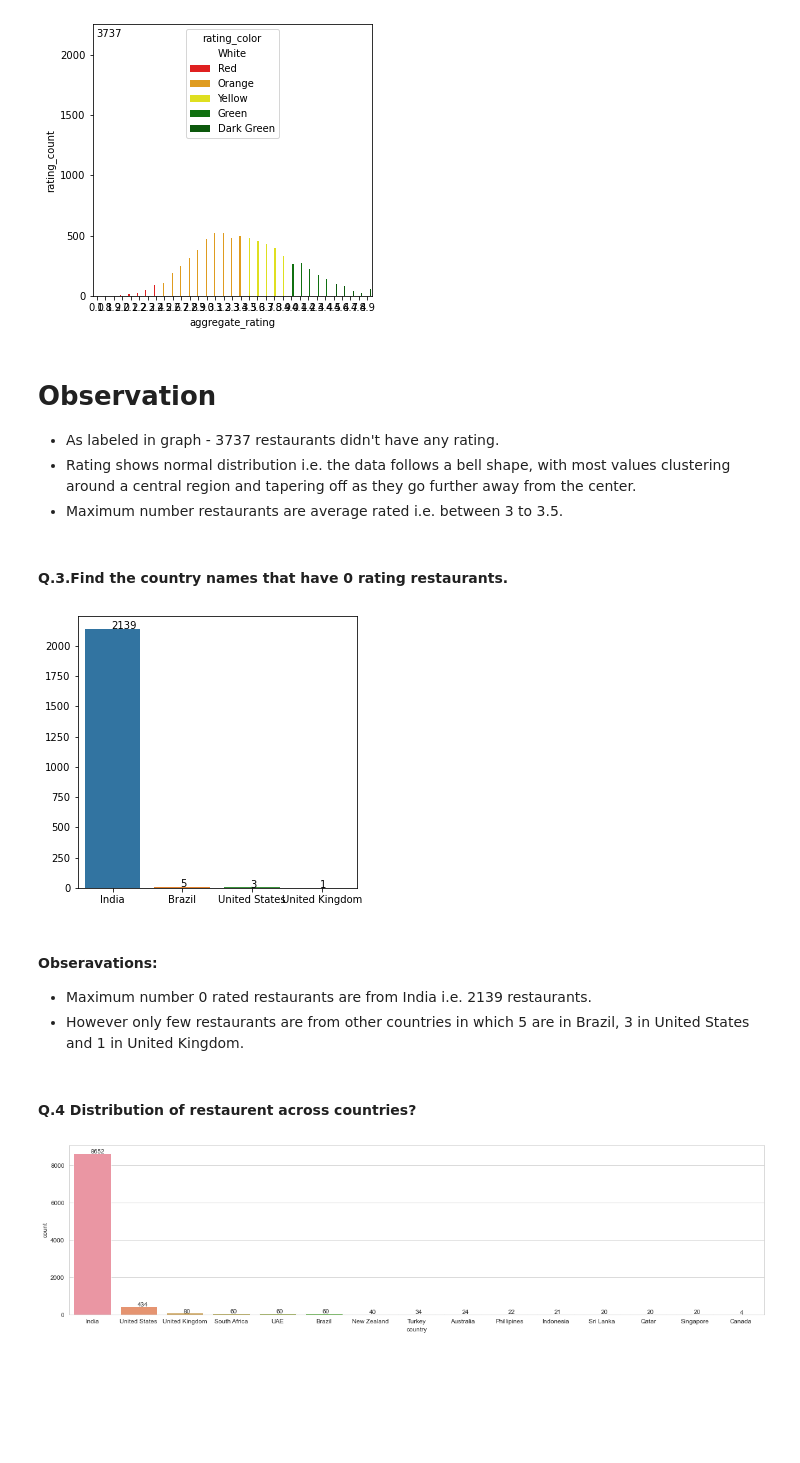
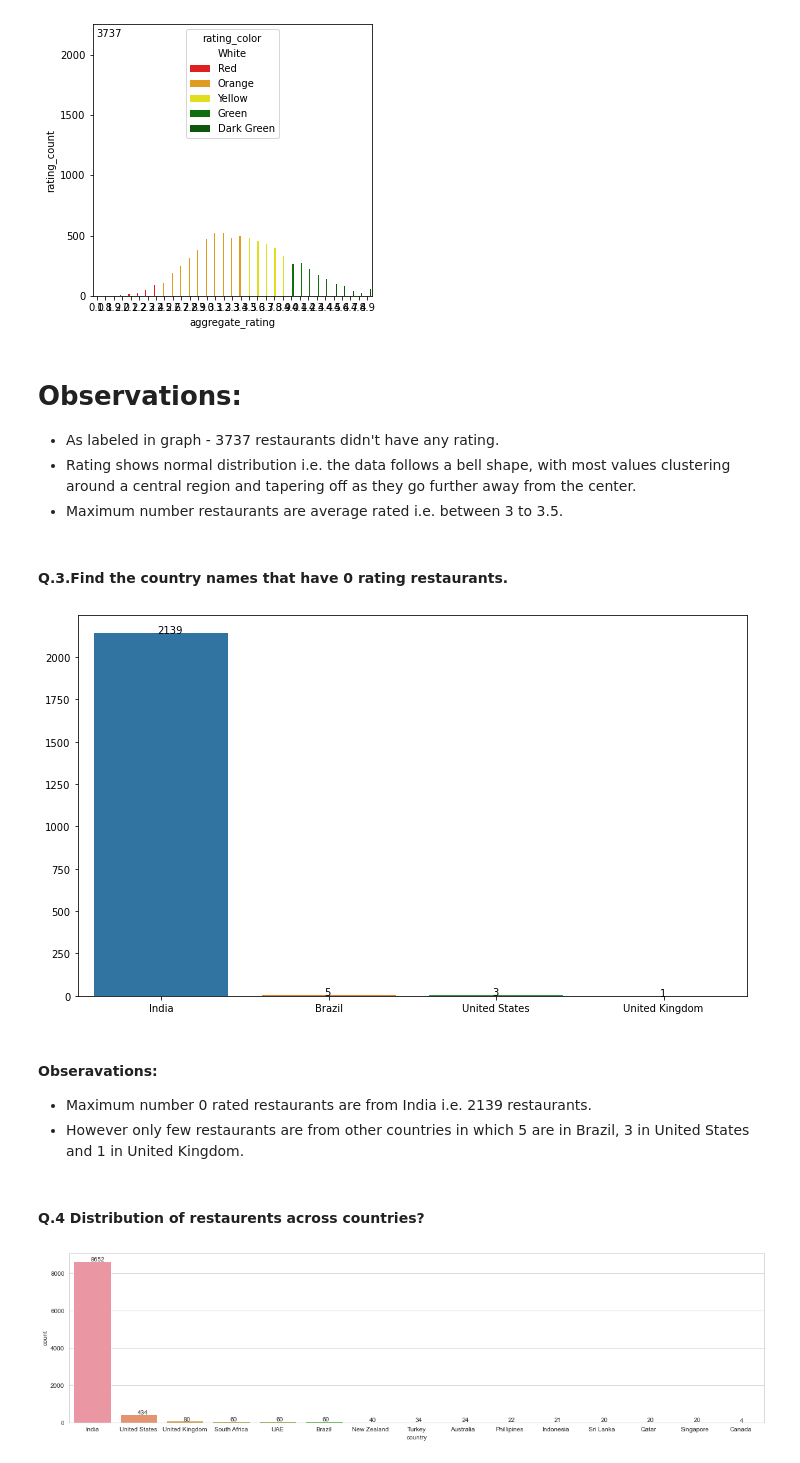
Before and after one commit to kirandhasade/zomato_data_analysis, a Jupyter notebook: Zomato dataset.ipynb, the cells around one changed output. Saved outputs shown, nothing was run; the diff lists cells and outputs as text; code cells hidden in the pictures; blank space fills up the shorter version.

```diff
--- a/Zomato dataset.ipynb
+++ b/Zomato dataset.ipynb
@@ -288,7 +288,7 @@ for p, label in zip(ax.patches, final_df["rating_color"].value_counts().values):
 # %% [output]
 [figure]
 # %% [markdown]
-# Observation
+# Observations:
 
 - As labeled in graph - 3737 restaurants didn't have any rating.
 - Rating shows normal distribution i.e. the data follows a bell shape, with most values clustering around a central region and tapering off as they go further away from the center.
@@ -299,17 +299,18 @@ for p, label in zip(ax.patches, final_df["rating_color"].value_counts().values):
 country_name = final_df[final_df.aggregate_rating.isin([0.0])].country.value_counts().index
 restaurant_count = final_df[final_df.aggregate_rating.isin([0.0])].country.value_counts().values
 # %%
+plt.figure(figsize=(12,7))
 ax = sns.barplot(x=country_name, y=restaurant_count)
 for p, label in zip(ax.patches, restaurant_count):
     ax.annotate(label, (p.get_x()+0.375, p.get_height()+0.15))
 # %% [output]
-[figure, old version]
+[figure, new version]
 # %% [markdown]
 #### Obseravations:
 - Maximum number 0 rated restaurants are from India i.e. 2139 restaurants.
 - However only few restaurants are from other countries in which 5 are in Brazil, 3 in United States and 1 in United Kingdom.
 # %% [markdown]
-#### Q.4 Distribution of restaurent across countries?
+#### Q.4 Distribution of restaurents across countries?
 # %%
 order=final_df.country.value_counts().index
 # %%
```
Also changed, not shown: parts of 31 cells of this notebook.
